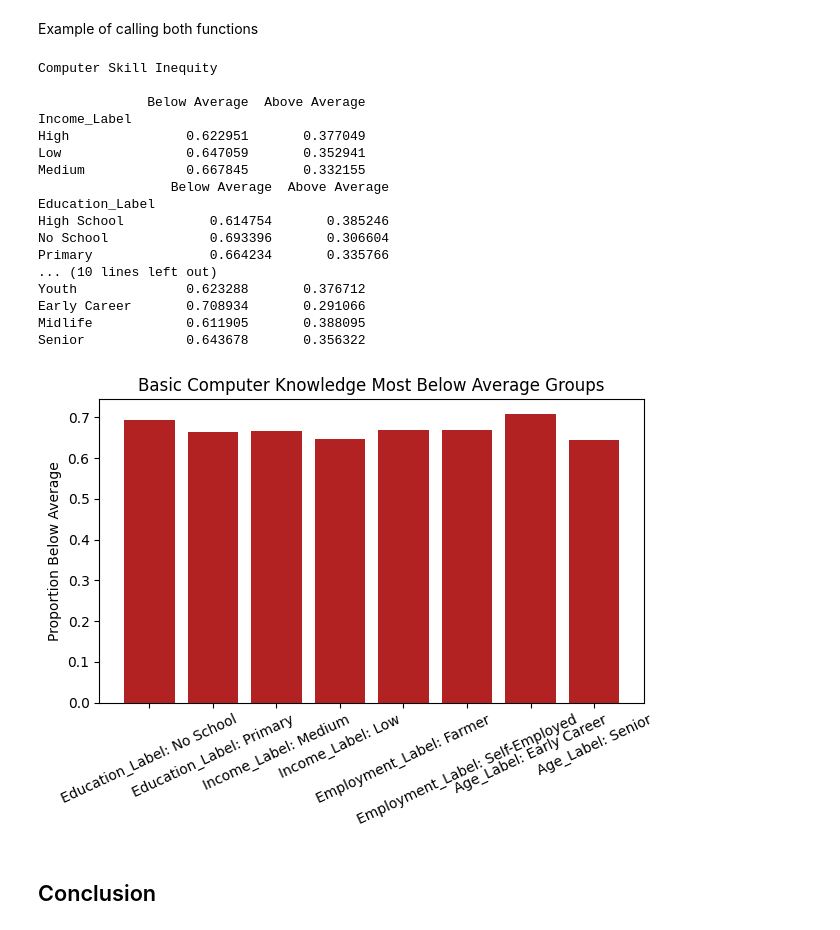
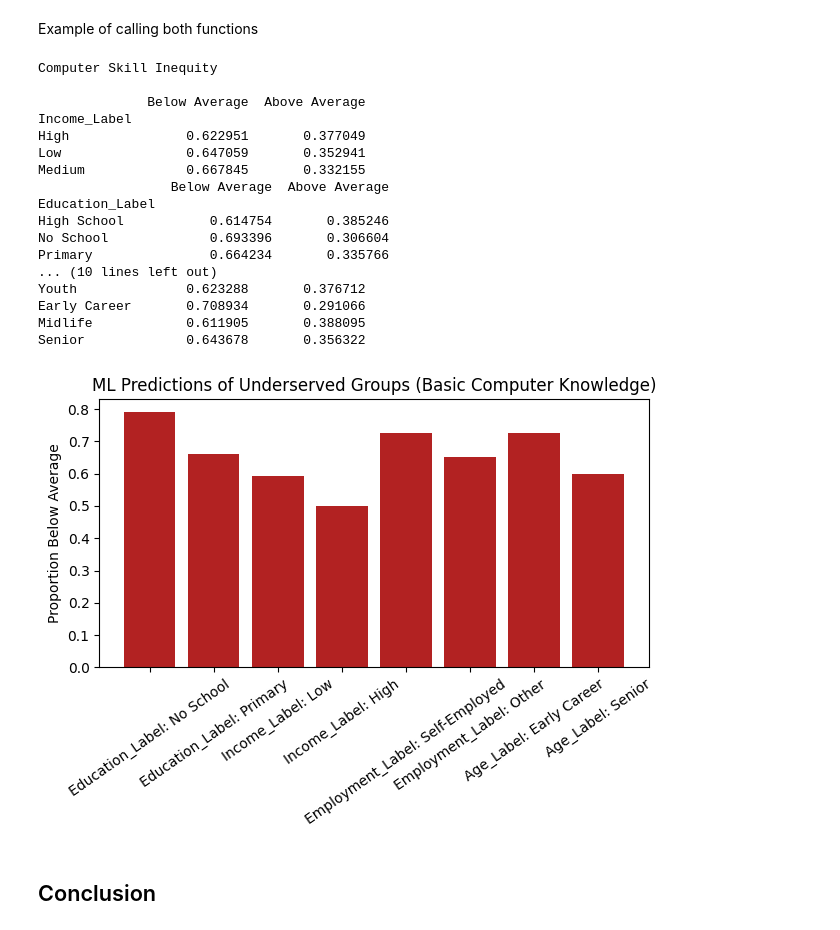
Before and after one commit to FakihaTariq/EduGap-ML-DigitalDivide, a Jupyter notebook: EduGap_Analysis_Notebook.ipynb, the cells around one changed output. Drawn from its saved outputs; the diff is of its cells as text; code cells hidden in the pictures.

```diff
--- a/EduGap_Analysis_Notebook.ipynb
+++ b/EduGap_Analysis_Notebook.ipynb
@@ -250,13 +250,14 @@ Age_Group                 0.2542
 # %% [markdown]
 To identify underserved groups and how to improve future digital divide intervention efforts, functions to calculate amount below "average" (the median or middle value) ['averages_calculate'] and graph the top two graphs most below "average" ['bar_graph'] were created.
 # %%
-# Plotting and Calculating
+#Plotting and Calculating
+#Based on data for comparison of ML's revelations
 def averages_calculate(df, group_col, label_col, title_prefix=""):
     grouped = df.groupby(group_col)[label_col].value_counts(normalize=True).unstack().fillna(0)
     grouped.columns = ['Below Average', 'Above Average']
     print(grouped)
 
-
+#To show ML revelations for underserved group
 def bar_graph(df, group_cols, label_col, top_n, title_prefix):
     worst_groups = []
     proportions = []
@@ -269,8 +270,8 @@ def bar_graph(df, group_cols, label_col, top_n, title_prefix):
             proportions.append(val)
     plt.ylabel("Proportion Below Average")
     bars = plt.bar(worst_groups, proportions, color='firebrick')
-    plt.title(f"{title_prefix} Most Below Average Groups")
-    plt.xticks(rotation=25)
+    plt.title(f"{title_prefix}")
+    plt.xticks(rotation=35)
     plt.tight_layout()
     plt.show()
 # %% [markdown]
@@ -290,39 +291,55 @@ data['Employment_Label'] = data['Employment_Status'].map(employment_reverse_map)
 data['Age_Label'] = data['Age_Group'].map(age_reverse_map)
 data['Engagement_Label'] = data['Engagement_Level']
 
+#Get Machine Learning predictions to use for bar graphs to portray models' revelations
+xtest_reset = X_test.reset_index(drop=True)
+labels_reset = data[['Education_Label', 'Income_Label', 'Employment_Label', 'Age_Label']].iloc[X_test.index].reset_index(drop=True)
+
+xtest_with_labels = pd.concat([xtest_reset, labels_reset], axis=1)
+
+group_data = xtest_with_labels[['Education_Label', 'Income_Label', 'Employment_Label', 'Age_Label']].reset_index(drop=True)
+
+pred_cols = ['Computer_Skill_Pred', 'Internet_Usage_Pred', 'Mobile_Literacy_Pred']
+pred_df = ypred_df.copy()
+pred_df.columns = pred_cols
+
+ml_data = group_data.copy()
+ml_data[pred_cols] = pred_df[pred_cols]
+
+
 # Calling Computer Skill Inequity
 print("")
 print("Computer Skill Inequity")
 print("")
-averages_calculate(data, 'Income_Label', 'Computer_Skill_Label', 'Basic_Computer_Knowledge_Score')
+averages_calculate(data, 'Income_Label', 'Computer_Skill_Label', 'ML Predicted Skills')
 averages_calculate(data, 'Education_Label', 'Computer_Skill_Label', 'Computer Skill Levels')
 averages_calculate(data, 'Employment_Label', 'Computer_Skill_Label', 'Basic_Computer_Knowledge_Score')
 averages_calculate(data, 'Age_Label', 'Computer_Skill_Label', 'Basic_Computer_Knowledge_Score')
 print("")
 
-# Graphs
+# Graphs to see ML predictions
 features_1 = ["Education_Label", "Income_Label", "Employment_Label", "Age_Label"]
 
-bar_graph(data, features_1, 'Computer_Skill_Label', 2, 'Basic Computer Knowledge')
+bar_graph(ml_data, features_1, 'Computer_Skill_Pred', 2, 'ML Predictions of Underserved Groups (Basic Computer Knowledge)')
 # %% [output]
 Computer Skill Inequity
 
               Below Average  Above Average
 Income_Label
 High               0.622951       0.377049
 Low                0.647059       0.352941
 Medium             0.667845       0.332155
                  Below Average  Above Average
 Education_Label
 High School           0.614754       0.385246
 No School             0.693396       0.306604
 Primary               0.664234       0.335766
 ... (10 lines left out)
 Youth              0.623288       0.376712
 Early Career       0.708934       0.291066
 Midlife            0.611905       0.388095
 Senior             0.643678       0.356322
-[figure, old version]
+[figure, new version]
 # %% [markdown]
 ## Conclusion
 # %% [markdown]
```
Also changed, not shown: parts of 3 cells of this notebook.
